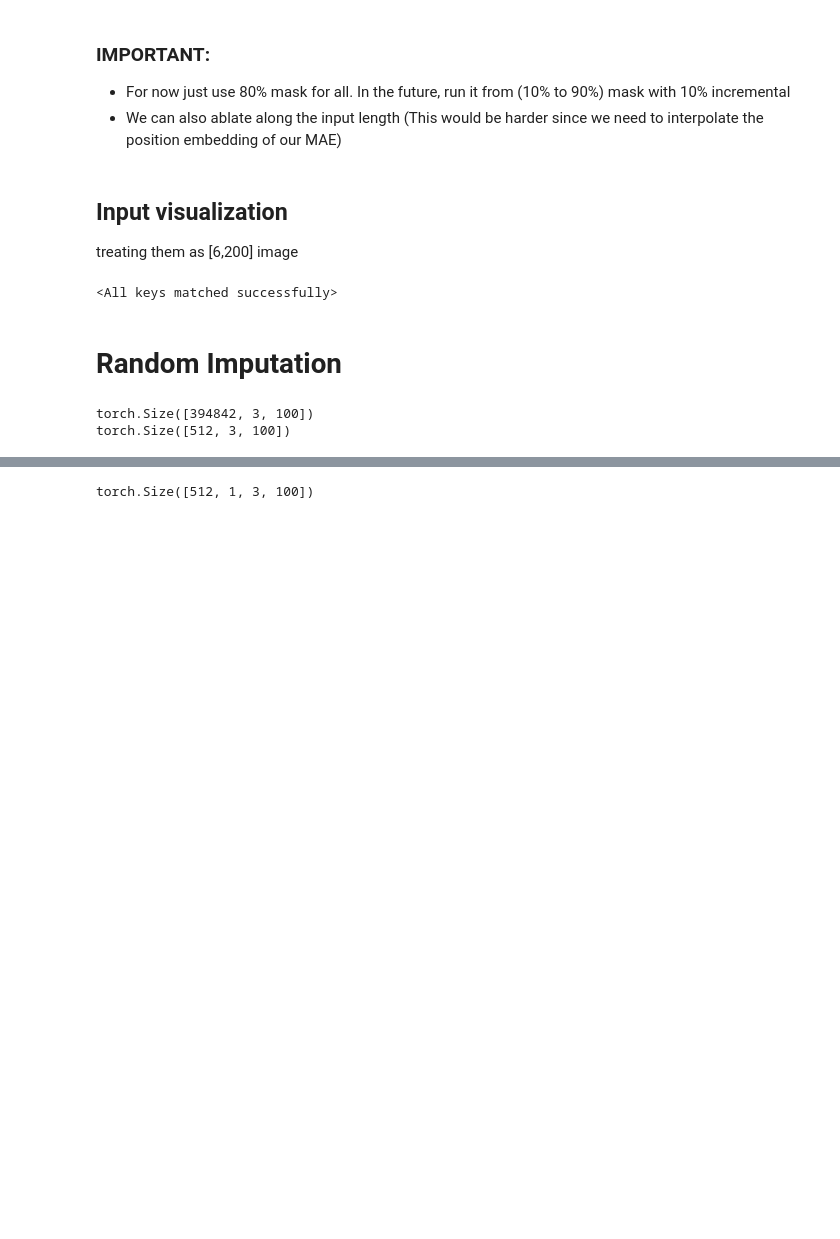
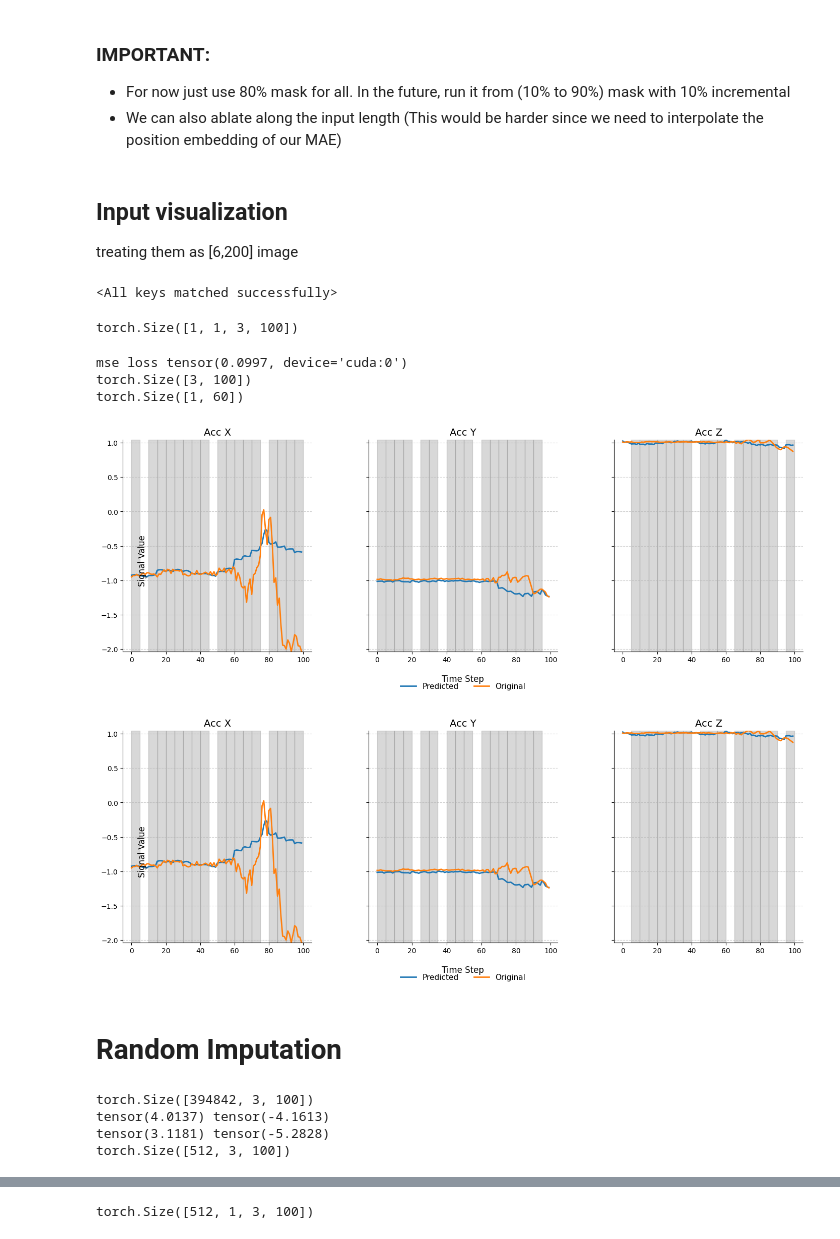
Before and after one commit to yuc0805/DeepPostures_MAE, a Jupyter notebook: MoCA/Genrative_task_eval.ipynb, the cells around one changed output, grey strips where cells are left out. Drawn from its saved outputs; the diff is of its cells as text; code cells hidden in the pictures; blank space fills up the shorter version.

```diff
--- a/MoCA/Genrative_task_eval.ipynb
+++ b/MoCA/Genrative_task_eval.ipynb
@@ -69,18 +78,35 @@ msg = cross_6_200_model.load_state_dict(cross_6_200_model_checkpoint['model'], s
 print(msg)
 # %% [output]
 <All keys matched successfully>
+# %%
+
+plot_data = torch.from_numpy(normalized_data).permute(1, 0).unsqueeze(0).unsqueeze(0)  # Reshape to (1, 3, 100)
+print(plot_data.shape)
+# %% [output]
+torch.Size([1, 1, 3, 100])
 # %%
-# print(normalized_sample.shape)
-# normalized_sample = torch.tensor(normalized_sample)
-# with torch.no_grad():
-#     loss, pred, mask = cross_6_200_model(sample.unsqueeze(0).unsqueeze(0), mask_ratio=0.8,masking_scheme='random_imputation')
-#     print('mse loss',loss)
 
-# pred = cross_6_200_model.unpatchify(pred).squeeze()
-# normalize_pred = (pred - pred.mean(dim=1,keepdim=True)) / pred.std(dim=1,keepdim=True)
-# #normalize_pred=pred
-# print(normalize_pred.shape)
-# print(mask.shape)
+with torch.no_grad():
+    loss, pred, mask = cross_6_200_model(plot_data.to('cuda'), mask_ratio=0.8,masking_scheme='random_imputation')
+    print('mse loss',loss)
+
+pred = cross_6_200_model.unpatchify(pred).squeeze()
+
+#normalize_pred=pred
+print(pred.shape)
+print(mask.shape)
+# %% [output]
+mse loss tensor(0.0997, device='cuda:0')
+torch.Size([3, 100])
+torch.Size([1, 60])
+# %%
+from engine_pretrain import plot_masked_series
+
+tmp_mask = mask.reshape(shape=(3,20))
+plot_masked_series(tmp_mask,pred,plot_data)
+# %% [output]
+[figure, added]
+[figure, added]
 # %%
 
 # from models_mae import MaskedAutoencoderViT
@@ -255,6 +281,7 @@ def evaluate_imputation(imputed, original, mask):
 # Convert (BS, 100,3) to (BS, 3,100)
 test_set = torch.from_numpy(data).float().permute(0, 2, 1)  # Shape: (BS, 3, 100)
 print(test_set.shape)
+print(test_set.max(),test_set.min())
 # Normalize over the last dimension (L), which is channel-independent normalization
 # random_imput_test_set = (
 #     (random_imput_test_set - random_imput_test_set.min(dim=2, keepdim=True)[0]) /
@@ -271,7 +298,11 @@ random_imput_test_set = test_set[random_indices]
 abs_mean = random_imput_test_set.abs().mean(dim=(1, 2), keepdim=True)  # shape: [512, 1, 1]
 random_imput_test_set = random_imput_test_set / abs_mean
 
+print(random_imput_test_set.max(), random_imput_test_set.min())
+
 print(random_imput_test_set.shape) # 512, 3, 100
 # %% [output]
 torch.Size([394842, 3, 100])
+tensor(4.0137) tensor(-4.1613)
+tensor(3.1181) tensor(-5.2828)
 torch.Size([512, 3, 100])
```
Also changed, not shown: parts of 8 cells of this notebook, 2 other files.
